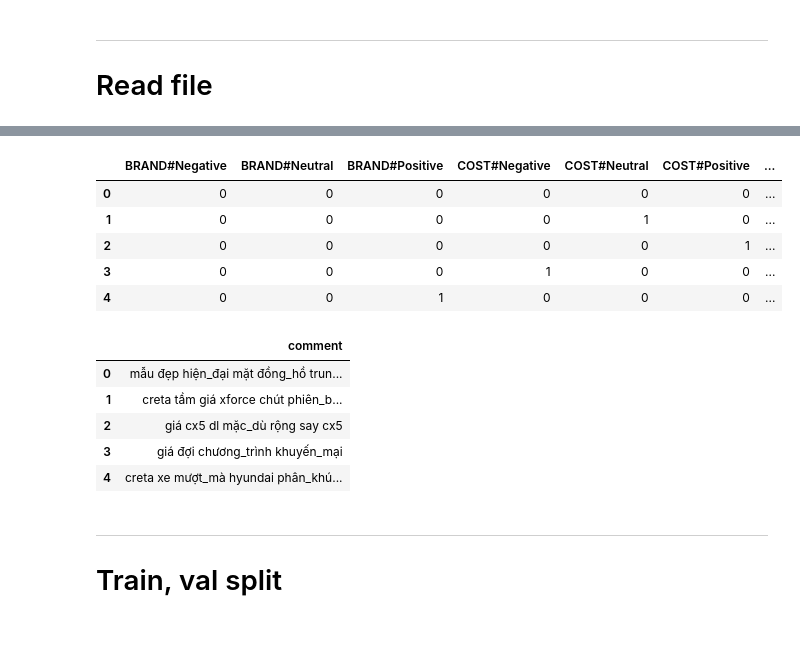
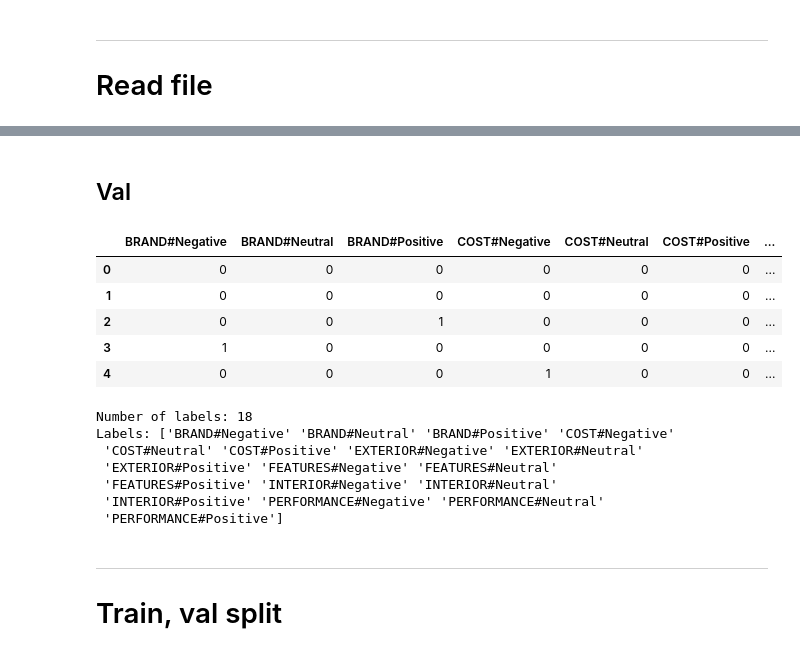
Before and after one commit to Avcuongy/nlp-project, a Jupyter notebook: notebooks/4_dl_model.ipynb, the cells around one changed output, grey strips where cells are left out. Saved outputs shown, nothing was run; the diff lists cells and outputs as text; code cells hidden in the pictures.

```diff
--- a/notebooks/4_dl_model.ipynb
+++ b/notebooks/4_dl_model.ipynb
@@ -36 +34,4 @@ df = pd.read_csv("../data/processed/train_preprocessed.csv")
+# %%
+df_train = pd.read_csv("../data/processed/train.csv", encoding="utf-8")
+df_val = pd.read_csv("../data/processed/val.csv", encoding="utf-8")
 # %%
@@ -81,9 +83,13 @@ y = pd.DataFrame(matrix_label, columns=mlb.classes_)
+# %% [markdown]
+## Val
+# %%
+matrix_labels_val , mlb_val = matrix_labels(df_val[["label"]])
 # %%
-y.head()
+matrix_labels_val.head()
 # %% [output]
 |  | BRAND#Negative | BRAND#Neutral | BRAND#Positive | COST#Negative | COST#Neutral | COST#Positive | ... |
 | 0 | 0 | 0 | 0 | 0 | 0 | 0 | ... |
-| 1 | 0 | 0 | 0 | 0 | 1 | 0 | ... |
-| 2 | 0 | 0 | 0 | 0 | 0 | 1 | ... |
-| 3 | 0 | 0 | 0 | 1 | 0 | 0 | ... |
-| 4 | 0 | 0 | 1 | 0 | 0 | 0 | ... |
+| 1 | 0 | 0 | 0 | 0 | 0 | 0 | ... |
+| 2 | 0 | 0 | 1 | 0 | 0 | 0 | ... |
+| 3 | 1 | 0 | 0 | 0 | 0 | 0 | ... |
+| 4 | 0 | 0 | 0 | 1 | 0 | 0 | ... |
@@ -92,12 +96,14 @@ X = df.drop(columns=["label", "parsed_labels"]).copy()
-# %%
-X.head()
-# %% [output]
-|  | comment |
-| 0 | mẫu đẹp hiện_đại mặt đồng_hồ trun... |
-| 1 | creta tầm giá xforce chút phiên_b... |
-| 2 | giá cx5 dl mặc_dù rộng say cx5 |
-| 3 | giá đợi chương_trình khuyến_mại |
-| 4 | creta xe mượt_mà hyundai phân_khú... |
+# %%
+print(f"Number of labels: {len(mlb_val.classes_)}")
+print(f"Labels: {mlb_val.classes_}")
+# %% [output]
+Number of labels: 18
+Labels: ['BRAND#Negative' 'BRAND#Neutral' 'BRAND#Positive' 'COST#Negative'
+ 'COST#Neutral' 'COST#Positive' 'EXTERIOR#Negative' 'EXTERIOR#Neutral'
+ 'EXTERIOR#Positive' 'FEATURES#Negative' 'FEATURES#Neutral'
+ 'FEATURES#Positive' 'INTERIOR#Negative' 'INTERIOR#Neutral'
+ 'INTERIOR#Positive' 'PERFORMANCE#Negative' 'PERFORMANCE#Neutral'
+ 'PERFORMANCE#Positive']
 # %% [markdown]
 ---
 
```
Also changed, not shown: parts of 31 cells of this notebook, 7 other files.
